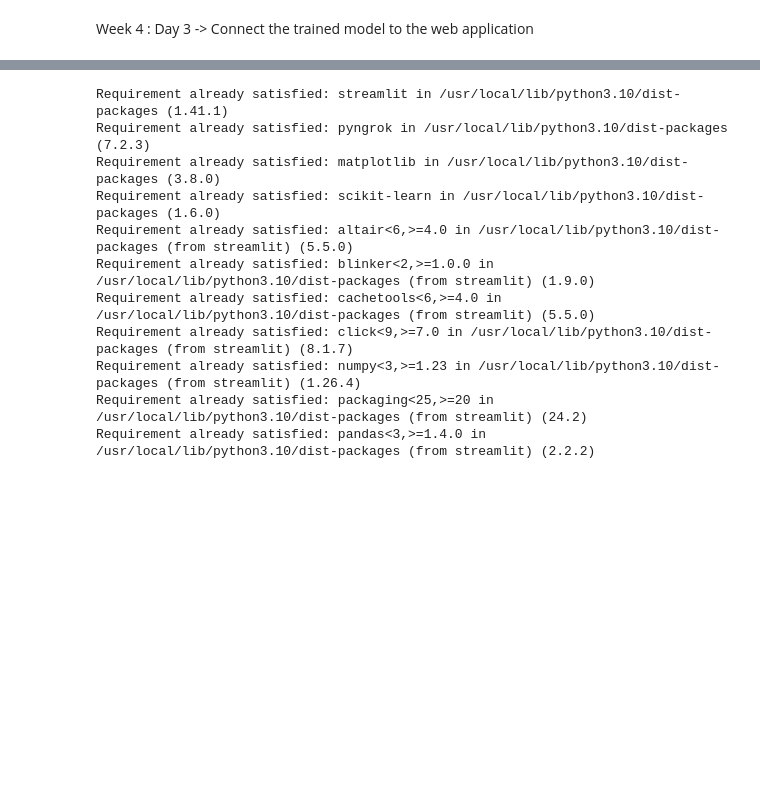
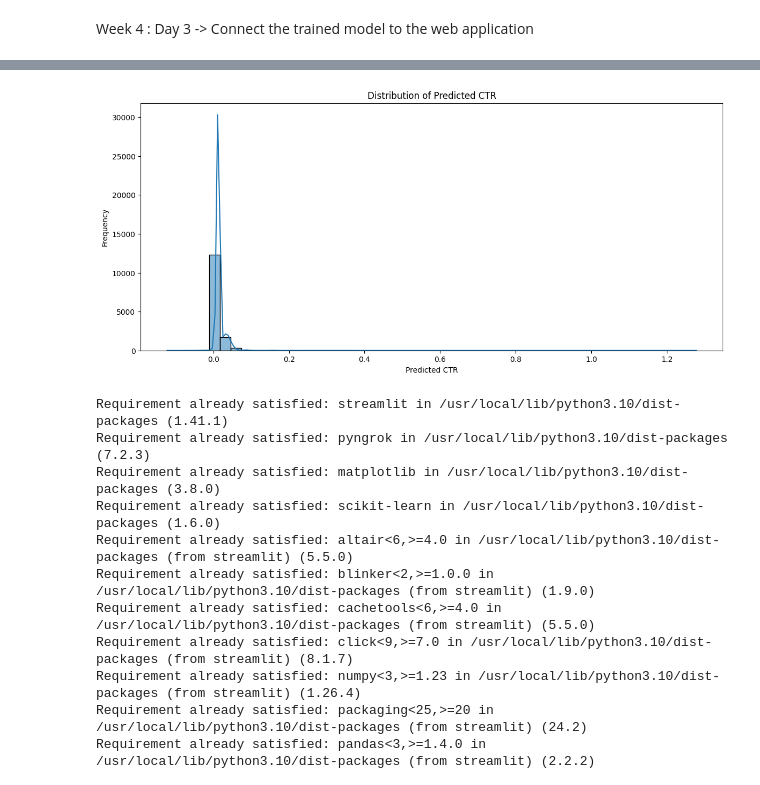
Before and after one commit to AnubhavBhatnagar27/Ads-Click-Through-Rate-ML_Model, a Jupyter notebook: Ads_Click_Through_Rate_Predictor.ipynb, the cells around one changed output, grey strips where cells are left out. Drawn from its saved outputs; the diff is of its cells as text; code cells hidden in the pictures; blank space fills up the shorter version.

```diff
--- a/Ads_Click_Through_Rate_Predictor.ipynb
+++ b/Ads_Click_Through_Rate_Predictor.ipynb
@@ -938,3 +912,15 @@ NameError: name 'scaled_features' is not defined
+# %%
+import matplotlib.pyplot as plt
+import seaborn as sns
+
+# Plot the distribution of predicted CTR values
+sns.histplot(y_pred, bins=50, kde=True)
+plt.xlabel('Predicted CTR')
+plt.ylabel('Frequency')
+plt.title('Distribution of Predicted CTR')
+plt.show()
+# %% [output]
+[figure, added]
 # %%
 # Step 1: Install Streamlit, pyngrok, and matplotlib
 !pip install streamlit pyngrok matplotlib scikit-learn
```
Also changed, not shown: parts of 3 cells of this notebook.
